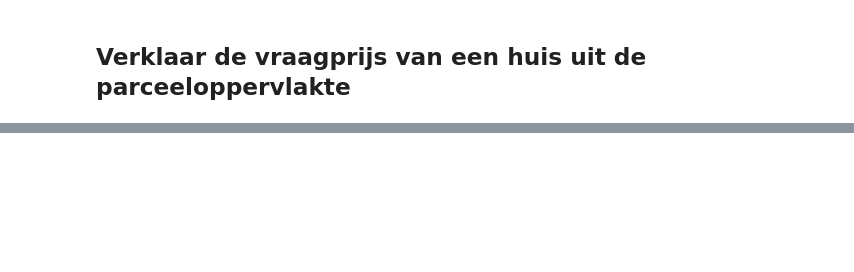
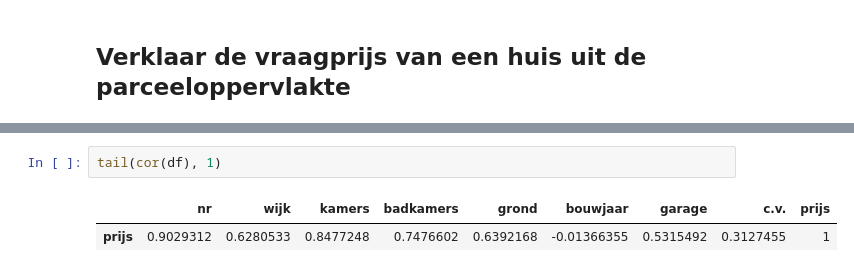
Before and after one commit to darkeclipz/multivariate-statistiek, a Jupyter notebook: TW2_MVS_woningen.ipynb, the cells around one changed output, grey strips where cells are left out. Drawn from its saved outputs; the diff is of its cells as text; blank space fills up the shorter version.

```diff
--- a/TW2_MVS_woningen.ipynb
+++ b/TW2_MVS_woningen.ipynb
@@ -118,0 +158,5 @@ Coefficients:
+# %%
+tail(cor(df), 1)
+# %% [output]
+|  | nr | wijk | kamers | badkamers | grond | bouwjaar | garage | c.v. | prijs |
+| prijs | 0.9029312 | 0.6280533 | 0.8477248 | 0.7476602 | 0.6392168 | -0.01366355 | 0.5315492 | 0.3127455 | 1 |
```
Also changed, not shown: parts of 10 cells of this notebook, 3 other files.
